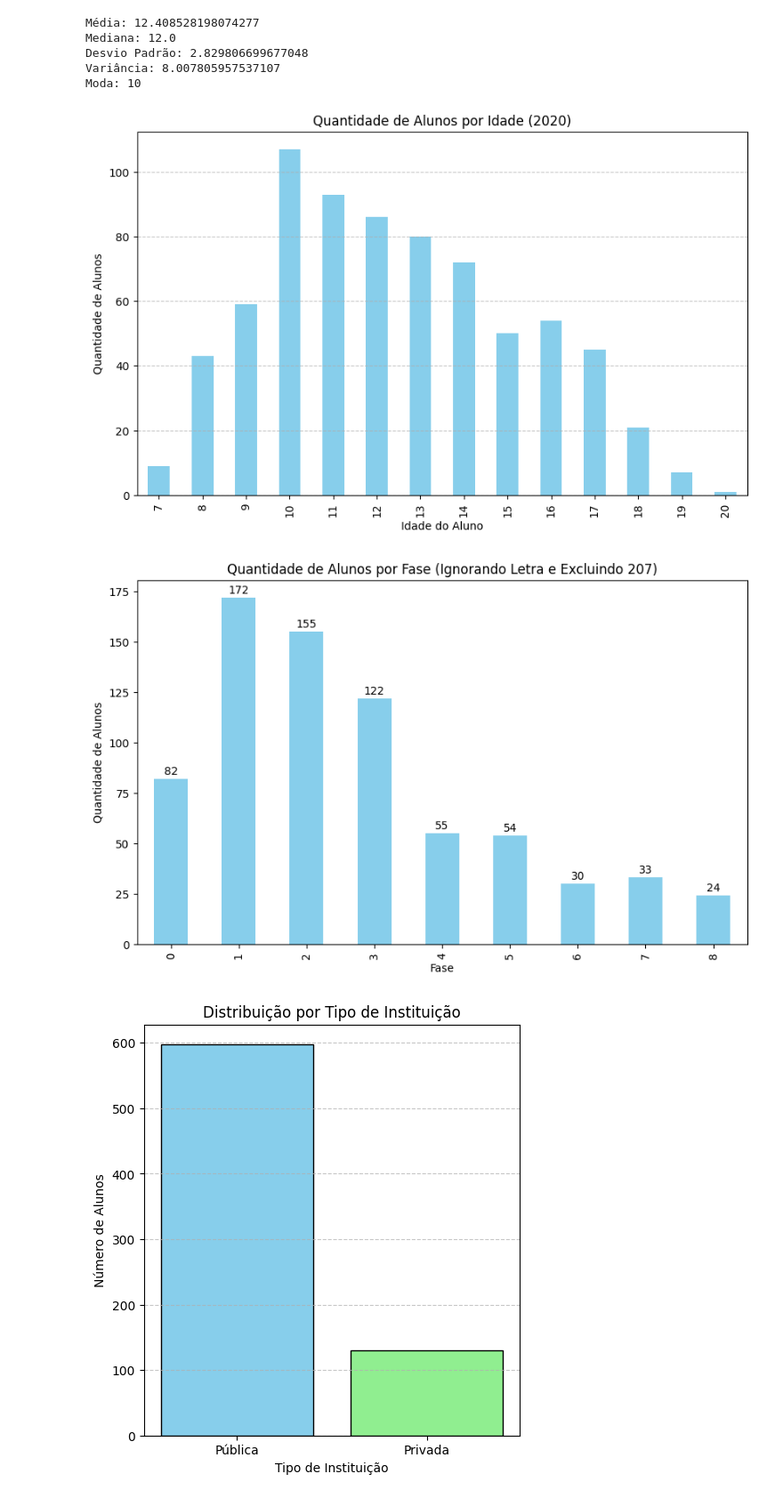
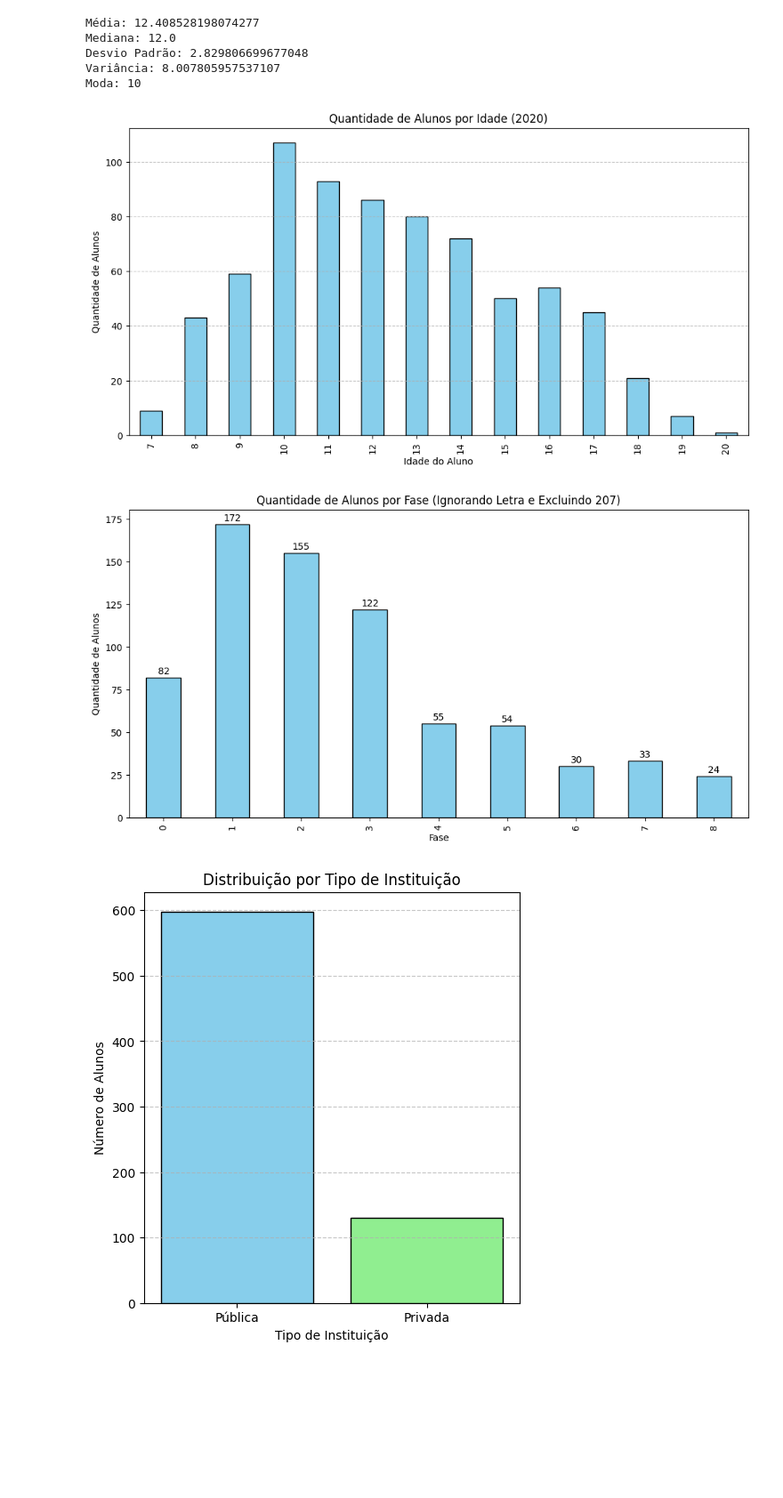
Before and after one commit to Gabrielrpac/Datathon-main, a Jupyter notebook: tech4.ipynb, the cells around one changed output. Shown at 89% size. Cells and saved outputs as stored; diff of their text form; code cells hidden in the pictures; blank space fills up the shorter version.

```diff
--- a/tech4.ipynb
+++ b/tech4.ipynb
@@ -180,15 +180,15 @@ idade_counts = df_idade['IDADE_ALUNO_2020'].value_counts().sort_index()
 # %%
 # Distribuição de idade dos alunos
 
-plt.figure(figsize=(10, 6))
-idade_counts.plot(kind='bar', color='skyblue')
+plt.figure(figsize=(12, 6))
+idade_counts.plot(kind='bar', color='skyblue', edgecolor = 'black')
 plt.xlabel('Idade do Aluno')
 plt.ylabel('Quantidade de Alunos')
 plt.title('Quantidade de Alunos por Idade (2020)')
 plt.grid(axis='y', linestyle='--', alpha=0.7)
 plt.show()
 # %% [output]
-[figure, old version]
+[figure, new version]
 # %%
 df_fase = df.dropna(subset=['FASE_TURMA_2020'])
 
@@ -202,8 +202,8 @@ df_fase = df_fase[df_fase['Fase_Numero'] != '207']
 contagem_fases = df_fase['Fase_Numero'].value_counts().sort_index()
 
 # Plotar o gráfico de barras
-plt.figure(figsize=(10, 6))
-bars = contagem_fases.plot(kind='bar', color='skyblue')
+plt.figure(figsize=(12, 6))
+bars = contagem_fases.plot(kind='bar', color='skyblue', edgecolor = 'black')
 
 # Adicionar títulos e rótulos
 plt.title('Quantidade de Alunos por Fase (Ignorando Letra e Excluindo 207)')
@@ -214,7 +214,7 @@ for idx, valor in enumerate(contagem_fases):
 
 plt.show()
 # %% [output]
-[figure, old version]
+[figure, new version]
 # %%
 # Distribuição das instituições de ensino dos alunos
 
```
Also changed, not shown: parts of 6 cells of this notebook.
